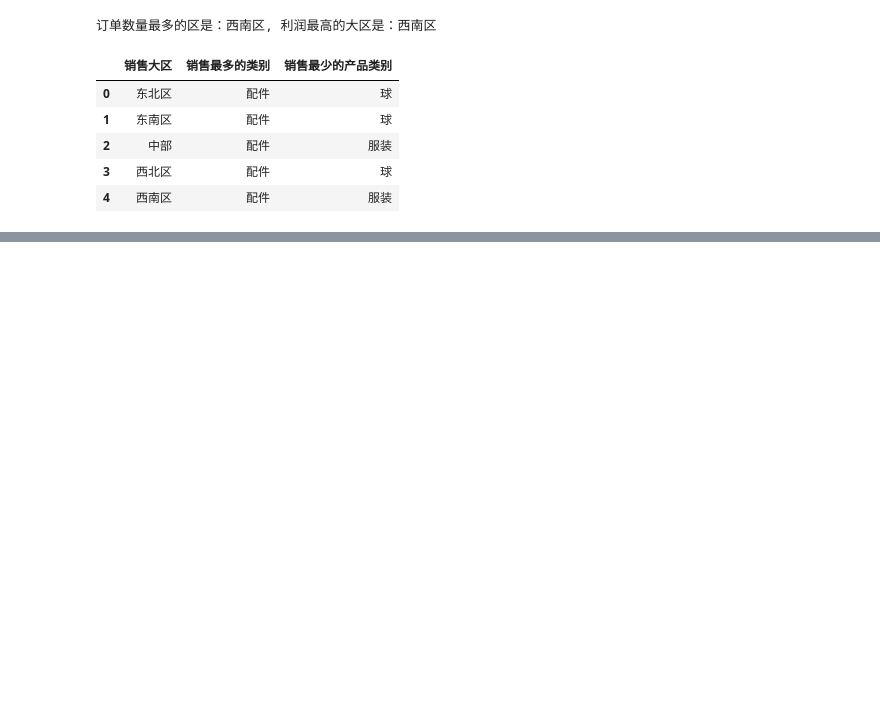
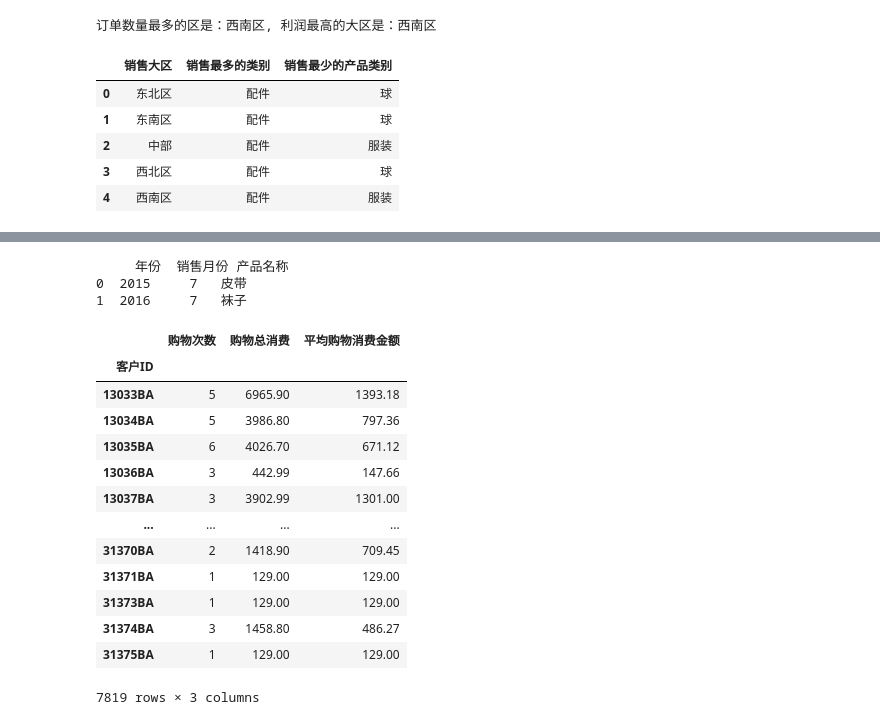
Before and after one commit to JasperJLYu/Pandas, a Jupyter notebook: demos/订单销售数据分析/data_analysis.ipynb, the cells around one changed output, grey strips where cells are left out. Cells and saved outputs as stored; diff of their text form; code cells hidden in the pictures; blank space fills up the shorter version.

```diff
--- a/demos/订单销售数据分析/data_analysis.ipynb
+++ b/demos/订单销售数据分析/data_analysis.ipynb
@@ -188,0 +219,44 @@ sales_info
+# %%
+# 任务8：在各年份订单数量最低的月份当中销售最少的产品
+min_indexes = df_clothes.groupby(["年份", "销售月份"])["订单数量"].sum().groupby(level=0).idxmin()
+
+result = []
+for year, month in min_indexes:
+    sub_df = df_clothes[(df_clothes["年份"] == year) & (df_clothes["销售月份"] == month)]
+    min_product = (
+        sub_df.groupby("产品名称")["订单数量"]
+        .sum()
+        .idxmin()
+    )
+    result.append({"年份": year, "销售月份": month, "产品名称": min_product})
+
+rel_df = pd.DataFrame(result)
+print(rel_df)
+# %% [output]
+     年份  销售月份 产品名称
+0  2015     7   皮带
+1  2016     7   袜子
+# %%
+# 任务9：中国大中华区消费者的购物特点统计
+big_China = df[(df["国家"] == "中国") & (df["区域"] == "大中华区")]
+big_China_customer = big_China.groupby("客户ID").agg(
+    购物次数=("订单数量", "sum"),
+    购物总消费=("销售金额", "sum"),
+    平均购物消费金额=("销售金额", lambda x : round(x.mean(), 2))
+)
+big_China_customer
+# %% [output]
+|  | 购物次数 | 购物总消费 | 平均购物消费金额 |
+| 客户ID |  |  |  |
+| 13033BA | 5 | 6965.90 | 1393.18 |
+| 13034BA | 5 | 3986.80 | 797.36 |
+| 13035BA | 6 | 4026.70 | 671.12 |
+| 13036BA | 3 | 442.99 | 147.66 |
+| 13037BA | 3 | 3902.99 | 1301.00 |
+| ... | ... | ... | ... |
+| 31370BA | 2 | 1418.90 | 709.45 |
+| 31371BA | 1 | 129.00 | 129.00 |
+| 31373BA | 1 | 129.00 | 129.00 |
+| 31374BA | 3 | 1458.80 | 486.27 |
+| 31375BA | 1 | 129.00 | 129.00 |
+7819 rows × 3 columns
```
Also changed, not shown: parts of 3 cells of this notebook.
